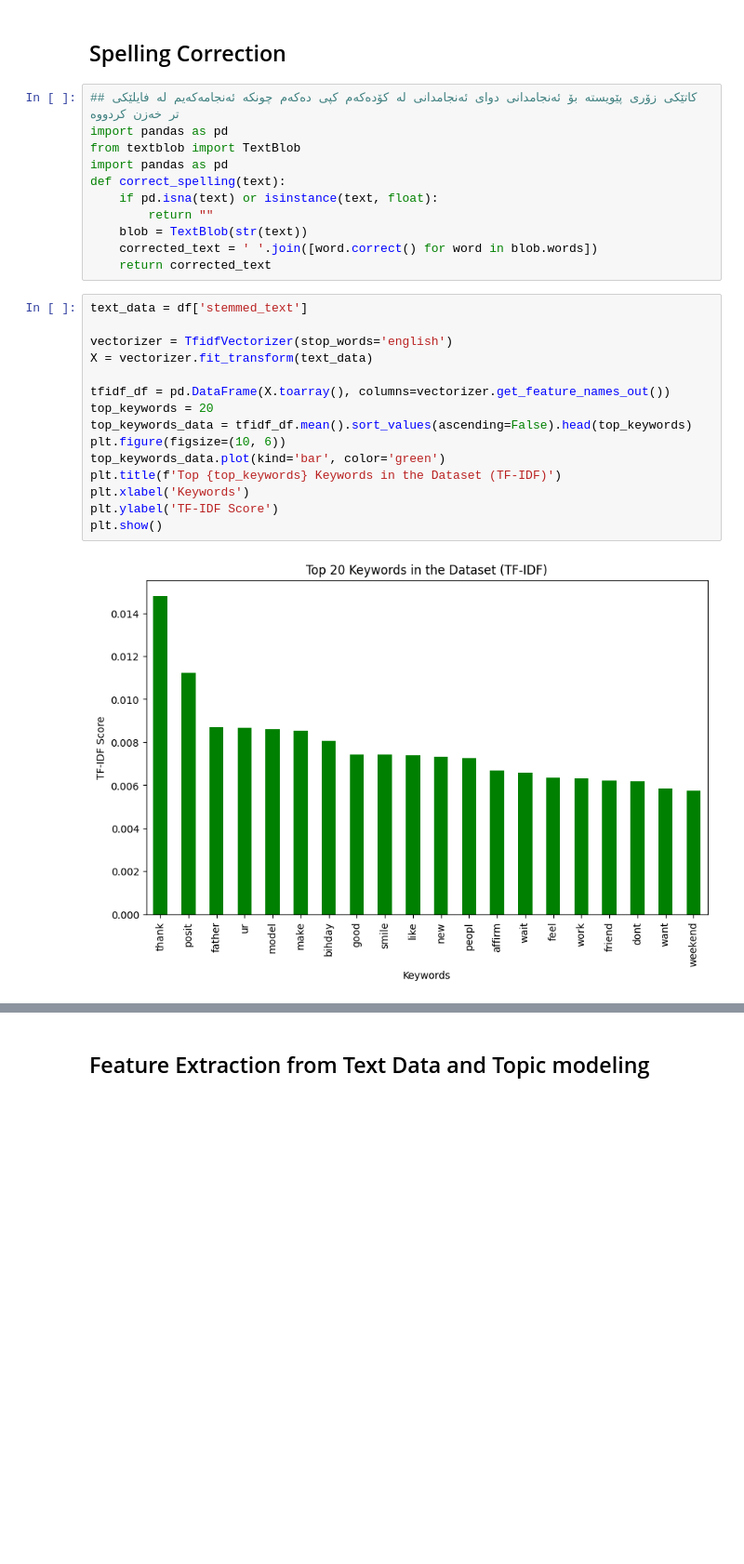
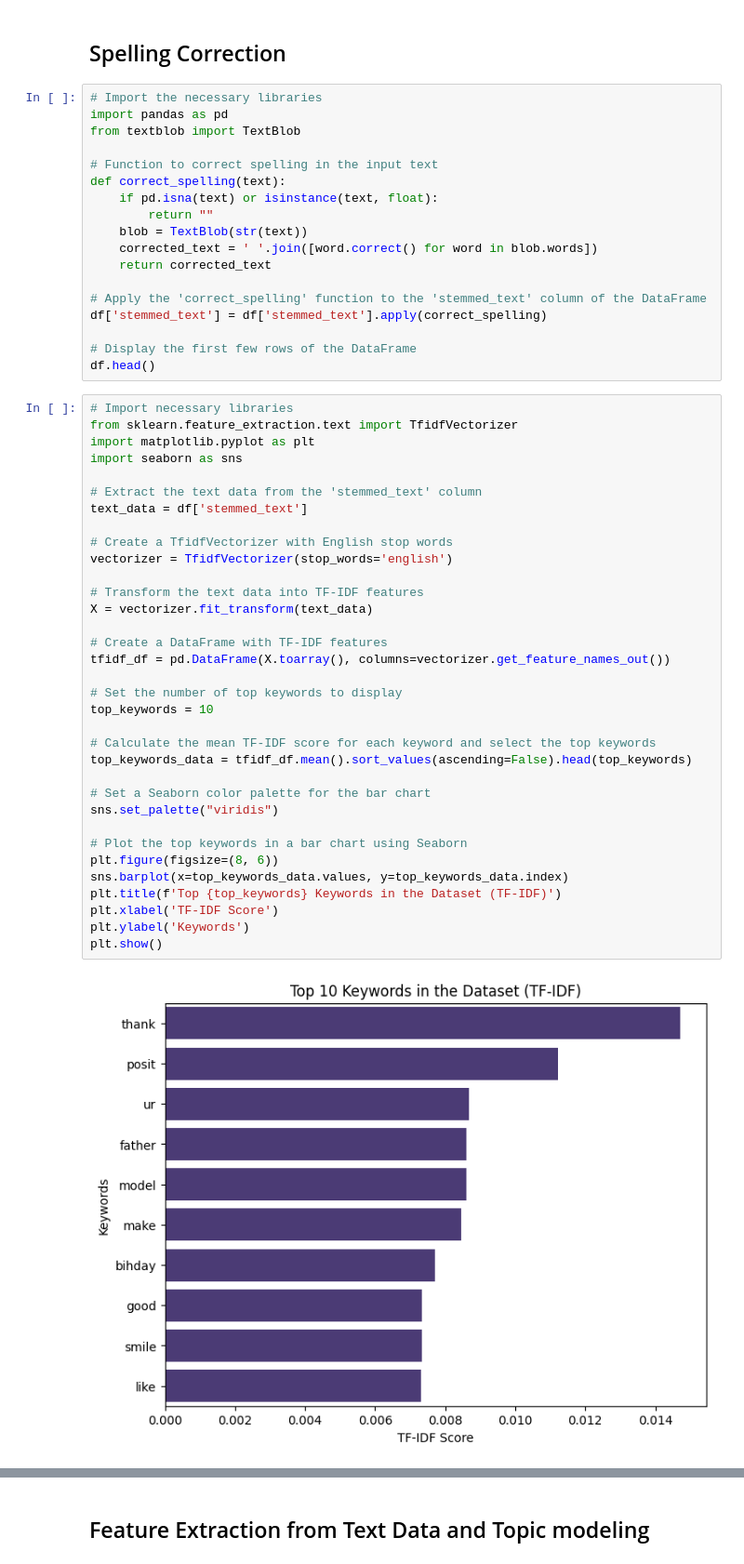
Before and after one commit to Hawrazshawry/Data-Science-Project, a Jupyter notebook: Natural Language Processing(NLP) Concept.ipynb, the cells around one changed output, grey strips where cells are left out. Shown at 93% size. Saved outputs shown, nothing was run; the diff lists cells and outputs as text; blank space fills up the shorter version.

```diff
--- a/Natural Language Processing(NLP) Concept.ipynb
+++ b/Natural Language Processing(NLP) Concept.ipynb
@@ -265,31 +346,57 @@ df.head()
 # %% [markdown]
 ## Spelling Correction
 # %%
-## کاتێکی زۆری پێویستە بۆ ئەنجامدانی دوای ئەنجامدانی لە کۆدەکەم کپی دەکەم چونکە ئەنجامەکەیم لە فایلێکی تر خەزن کردووە
+# Import the necessary libraries
 import pandas as pd
 from textblob import TextBlob
-import pandas as pd
+
+# Function to correct spelling in the input text
 def correct_spelling(text):
     if pd.isna(text) or isinstance(text, float):
         return ""
     blob = TextBlob(str(text))
     corrected_text = ' '.join([word.correct() for word in blob.words])
     return corrected_text
+
+# Apply the 'correct_spelling' function to the 'stemmed_text' column of the DataFrame
+df['stemmed_text'] = df['stemmed_text'].apply(correct_spelling)
+
+# Display the first few rows of the DataFrame
+df.head()
 # %%
+# Import necessary libraries
+from sklearn.feature_extraction.text import TfidfVectorizer
+import matplotlib.pyplot as plt
+import seaborn as sns
+
+# Extract the text data from the 'stemmed_text' column
 text_data = df['stemmed_text']
 
+# Create a TfidfVectorizer with English stop words
 vectorizer = TfidfVectorizer(stop_words='english')
+
+# Transform the text data into TF-IDF features
 X = vectorizer.fit_transform(text_data)
 
+# Create a DataFrame with TF-IDF features
 tfidf_df = pd.DataFrame(X.toarray(), columns=vectorizer.get_feature_names_out())
-top_keywords = 20
+
+# Set the number of top keywords to display
+top_keywords = 10
+
+# Calculate the mean TF-IDF score for each keyword and select the top keywords
 top_keywords_data = tfidf_df.mean().sort_values(ascending=False).head(top_keywords)
-plt.figure(figsize=(10, 6))
-top_keywords_data.plot(kind='bar', color='green')
+
+# Set a Seaborn color palette for the bar chart
+sns.set_palette("viridis")
+
+# Plot the top keywords in a bar chart using Seaborn
+plt.figure(figsize=(8, 6))
+sns.barplot(x=top_keywords_data.values, y=top_keywords_data.index)
 plt.title(f'Top {top_keywords} Keywords in the Dataset (TF-IDF)')
-plt.xlabel('Keywords')
-plt.ylabel('TF-IDF Score')
+plt.xlabel('TF-IDF Score')
+plt.ylabel('Keywords')
 plt.show()
 # %% [output]
-[figure, old version]
+[figure, new version]
 # %%
```
Also changed, not shown: parts of 29 cells of this notebook, 2 other files.
